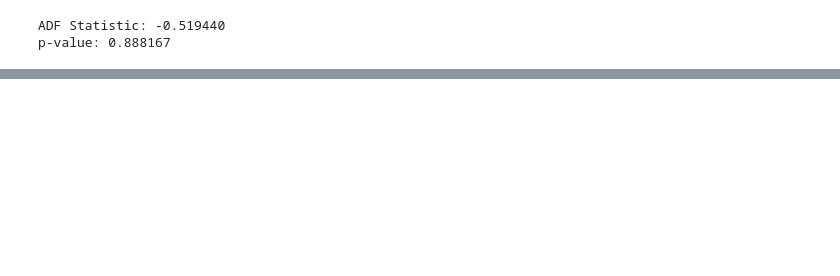
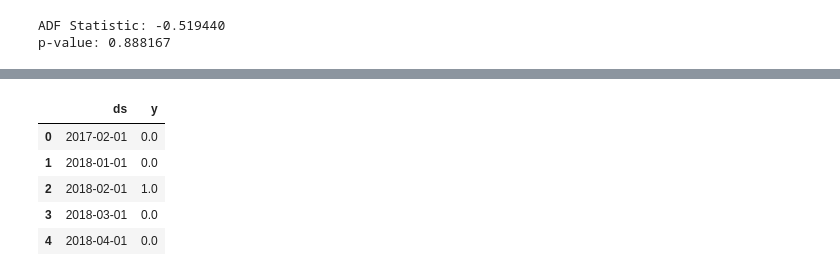
Before and after one commit to fengtastics/111-Capstone, a Jupyter notebook: Arterra_Project.ipynb, the cells around one changed output, grey strips where cells are left out. Saved outputs shown, nothing was run; the diff lists cells and outputs as text; code cells hidden in the pictures; blank space fills up the shorter version.

```diff
--- a/Arterra_Project.ipynb
+++ b/Arterra_Project.ipynb
@@ -227,0 +239,10 @@ ValueError: ignored
+# %%
+df = df.rename(columns={'Date': 'ds', '9L Cases': 'y'})
+df.head()
+# %% [output]
+|  | ds | y |
+| 0 | 2017-02-01 | 0.0 |
+| 1 | 2018-01-01 | 0.0 |
+| 2 | 2018-02-01 | 1.0 |
+| 3 | 2018-03-01 | 0.0 |
+| 4 | 2018-04-01 | 0.0 |
```
Also changed, not shown: parts of 16 cells of this notebook.
